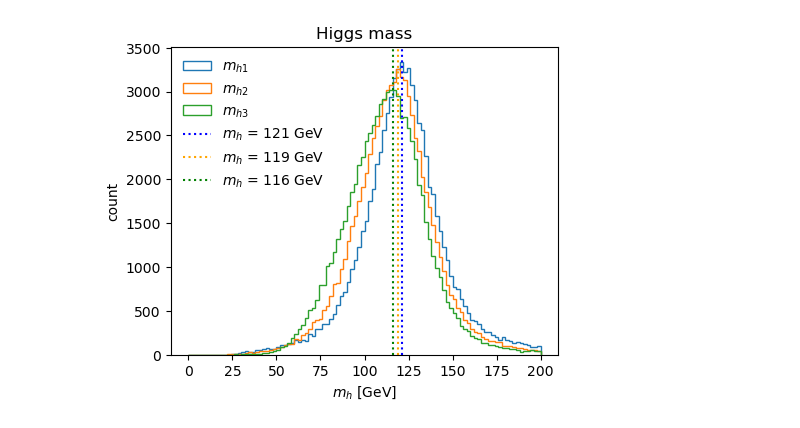
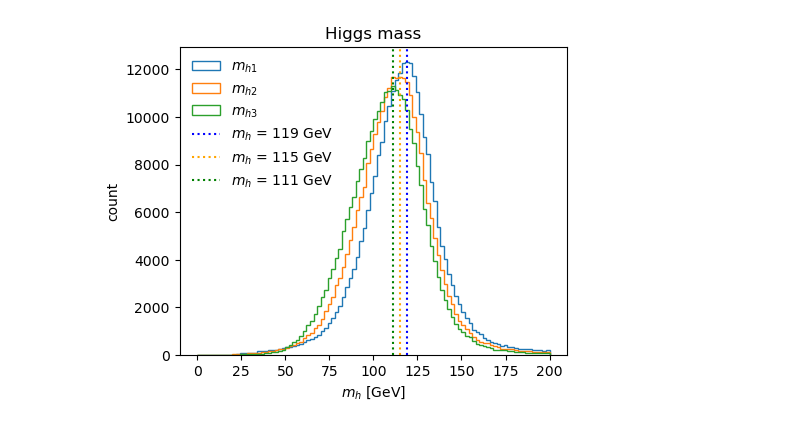
Before and after one commit to r10222035/3h6b_collider_study, a Jupyter notebook: plot_mh_distribution.ipynb, the cells around one changed output. Saved outputs shown, nothing was run; the diff lists cells and outputs as text; code cells hidden in the pictures.

```diff
--- a/plot_mh_distribution.ipynb
+++ b/plot_mh_distribution.ipynb
@@ -27,7 +27,7 @@ def PtEtaPhiM(px, py, pz, e):
 
     return pt, eta, phi, m
 # %%
-file_path = '/home/r10222035/SPANet2/data/triHiggs/triHiggs_6b_3h_train.h5'
+file_path = '/home/r10222035/SPANet2/data/triHiggs/gghhh_4b_PT40_3h_train.h5'
 
 with h5py.File(file_path, 'r') as f:
 
@@ -70,23 +70,23 @@ with h5py.File(file_path, 'r') as f:
 # %%
 # plot Higgs mass distribution
 
 fig, ax = plt.subplots(1, 1, figsize=(5, 4))
 
 for i in range(3):
     ax.hist(m_higgs[i], bins=100, histtype='step',range=(0, 200), label=f'$m_{{h{i+1}}}$')
     ax.set_title(f'Higgs mass')
     ax.set_xlabel('$m_h$ [GeV]')
     ax.set_ylabel('count')
 
 # plot vertical lines
-mh = [121, 119, 116]
+mh = [119, 115, 111]
 ax.axvline(mh[0], color='b', linestyle=':', label=f'$m_h$ = {mh[0]} GeV')
 ax.axvline(mh[1], color='orange', linestyle=':', label=f'$m_h$ = {mh[1]} GeV')
 ax.axvline(mh[2], color='g', linestyle=':', label=f'$m_h$ = {mh[2]} GeV')
 
-ax.legend(frameon=False)
+ax.legend(frameon=False, loc='upper left')
 
-plt.savefig('./figures/mh_distribution_6b.pdf', dpi=300, facecolor='White', bbox_inches='tight')
+plt.savefig('./figures/mh_distribution_new.pdf', dpi=300, facecolor='White', bbox_inches='tight')
 plt.show()
 # %% [output]
-[figure, old version]
+[figure, new version]
```
Also changed, not shown: 3 other files.
